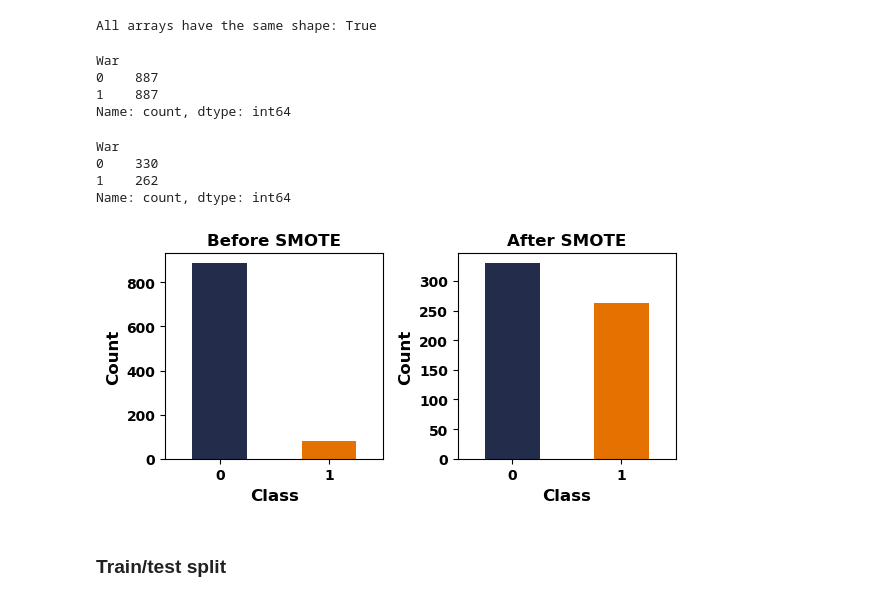
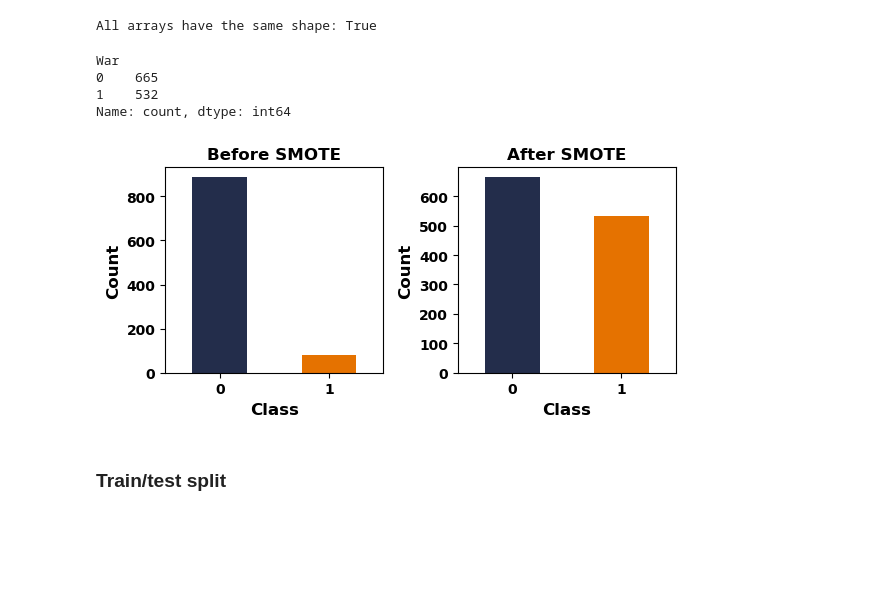
Before and after one commit to WD-Scott/WordsofWar, a Jupyter notebook: Exploring_and_BasicNN.ipynb, the cells around one changed output. Drawn from its saved outputs; the diff is of its cells as text; code cells hidden in the pictures; blank space fills up the shorter version.

```diff
--- a/Exploring_and_BasicNN.ipynb
+++ b/Exploring_and_BasicNN.ipynb
@@ -109,10 +124,15 @@ All arrays have the same shape: True
 # %%
 # Extract features from 'ts_feature'
 X = np.stack(df['ts_feature'].values)
+# %%
+# define pipeline
+over = SMOTE(sampling_strategy=0.6, random_state=28)
+under = RandomUnderSampler(sampling_strategy=0.8, random_state=28)
+steps = [('o', over), ('u', under)]
+pipeline = Pipeline(steps=steps)
 # %%
-# Apply SMOTE to fix class imbalance
-smote = SMOTE(random_state=28)
-X_resampled, y_resampled = smote.fit_resample(X, df['War'])
+# Transform the data
+X_resampled, y_resampled = pipeline.fit_resample(X, df['War'])
 # %%
 new_class_counts = y_resampled.value_counts()
 new_class_counts = new_class_counts.sort_index()
@@ -120,6 +140,6 @@ new_class_counts = new_class_counts.sort_index()
 print(new_class_counts)
 # %% [output]
 War
-0    887
-1    887
+0    665
+1    532
 Name: count, dtype: int64
@@ -132,37 +146,27 @@ X_resampled_SMOTEENN, y_resampled_SMOTEENN = smote_enn.fit_resample(X, df['War']
-# %%
-new_class_counts2 = y_resampled_SMOTEENN.value_counts()
-new_class_counts2 = new_class_counts2.sort_index()
-
-print(new_class_counts2)
-# %% [output]
-War
-0    330
-1    262
-Name: count, dtype: int64
 # %%
 # Visualize change in class imbalance
 plt.figure(figsize=(6, 3))
 
 plt.subplot(1, 2, 1)
 old_class_counts.plot(kind='bar', color=['#232D4B', '#E57200'])
 plt.title('Before SMOTE', weight='bold')
 plt.xlabel('Class', weight='bold', size=12)
 plt.ylabel('Count', weight='bold', size=12)
 plt.xticks(rotation=0, weight='bold')  # Make xticks bold
 plt.yticks(weight='bold')  # Make yticks bold
 
 plt.subplot(1, 2, 2)
-new_class_counts2.plot(kind='bar', color=['#232D4B', '#E57200'])
+new_class_counts.plot(kind='bar', color=['#232D4B', '#E57200'])
 plt.title('After SMOTE', weight='bold')
 plt.xlabel('Class', weight='bold', size=12)
 plt.ylabel('Count', weight='bold', size=12)
 plt.xticks(rotation=0, weight='bold')  # Make xticks bold
 plt.yticks(weight='bold')  # Make yticks bold
 
 plt.tight_layout()
 plt.show()
 # %% [output]
-[figure, old version]
+[figure, new version]
 # %% [markdown]
 ### Train/test split
 # %%
```
Also changed, not shown: parts of 8 cells of this notebook.
